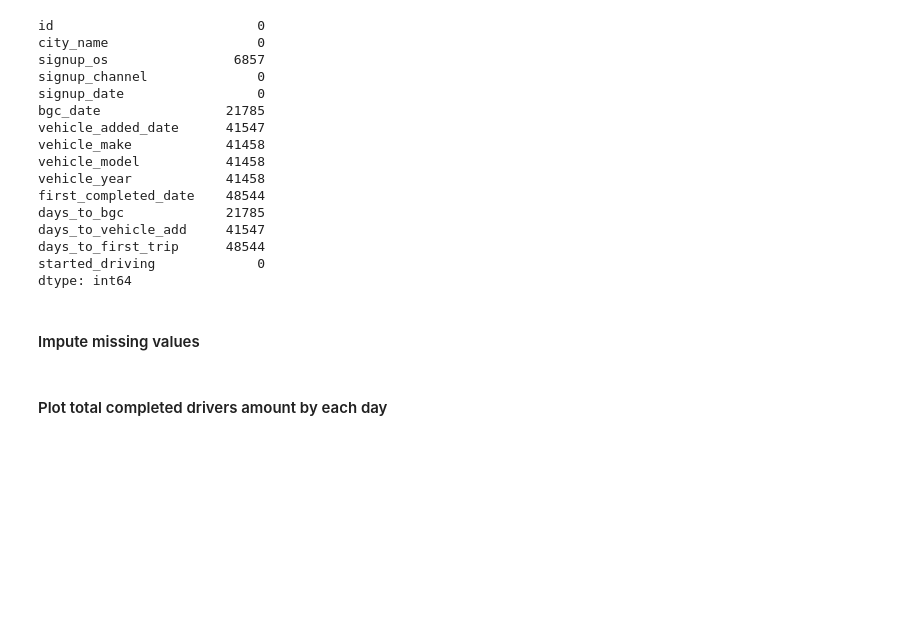
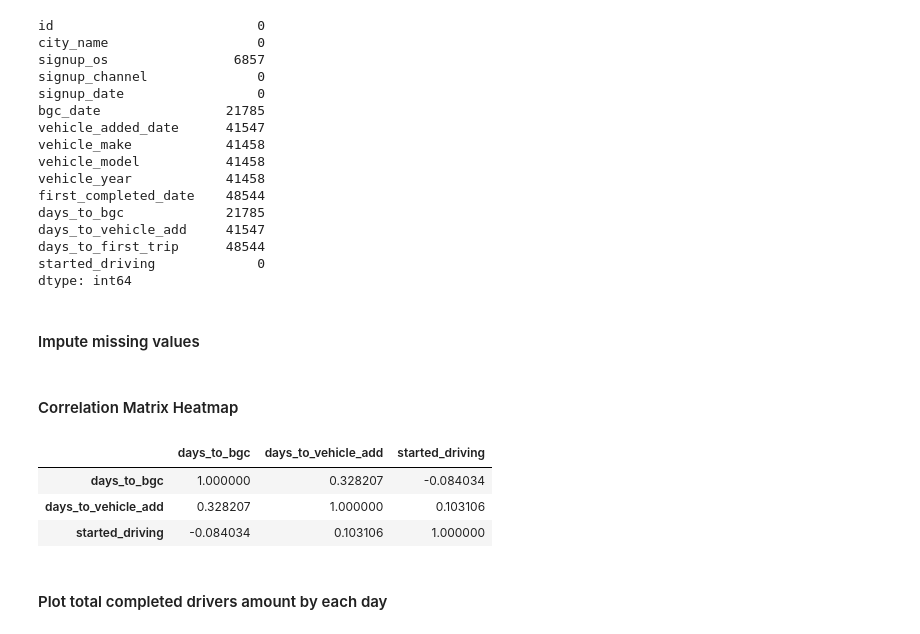
Before and after one commit to 0514kento/UCI-Datathon-2025, a Jupyter notebook: StrataScratch 2025.ipynb, the cells around one changed output. Cells and saved outputs as stored; diff of their text form; code cells hidden in the pictures; blank space fills up the shorter version.

```diff
--- a/StrataScratch 2025.ipynb
+++ b/StrataScratch 2025.ipynb
@@ -69,6 +69,15 @@ cat_cols = ['signup_os', 'signup_channel', 'city_name']
 
 data[num_cols] = SimpleImputer(strategy='constant', fill_value=-1).fit_transform(data[num_cols])
 data[cat_cols] = SimpleImputer(strategy='constant', fill_value=0).fit_transform(data[cat_cols])
+# %% [markdown]
+#### Correlation Matrix Heatmap
+# %%
+data[num_cols + ["started_driving"]].corr()
+# %% [output]
+|  | days_to_bgc | days_to_vehicle_add | started_driving |
+| days_to_bgc | 1.000000 | 0.328207 | -0.084034 |
+| days_to_vehicle_add | 0.328207 | 1.000000 | 0.103106 |
+| started_driving | -0.084034 | 0.103106 | 1.000000 |
 # %% [markdown]
 #### Plot total completed drivers amount by each day
 # %%
```
